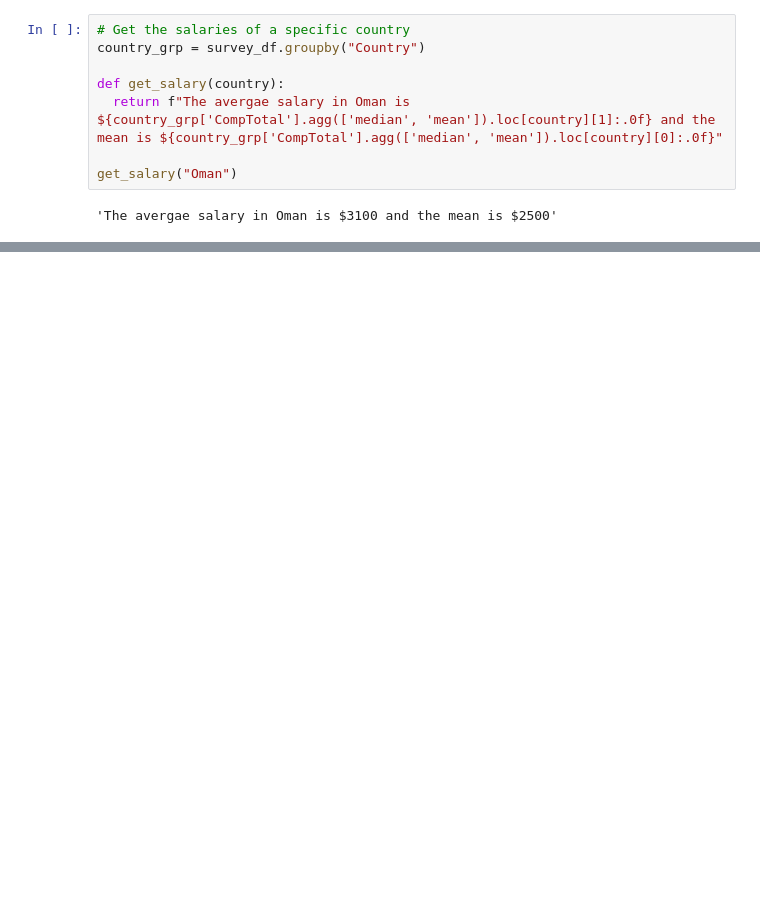
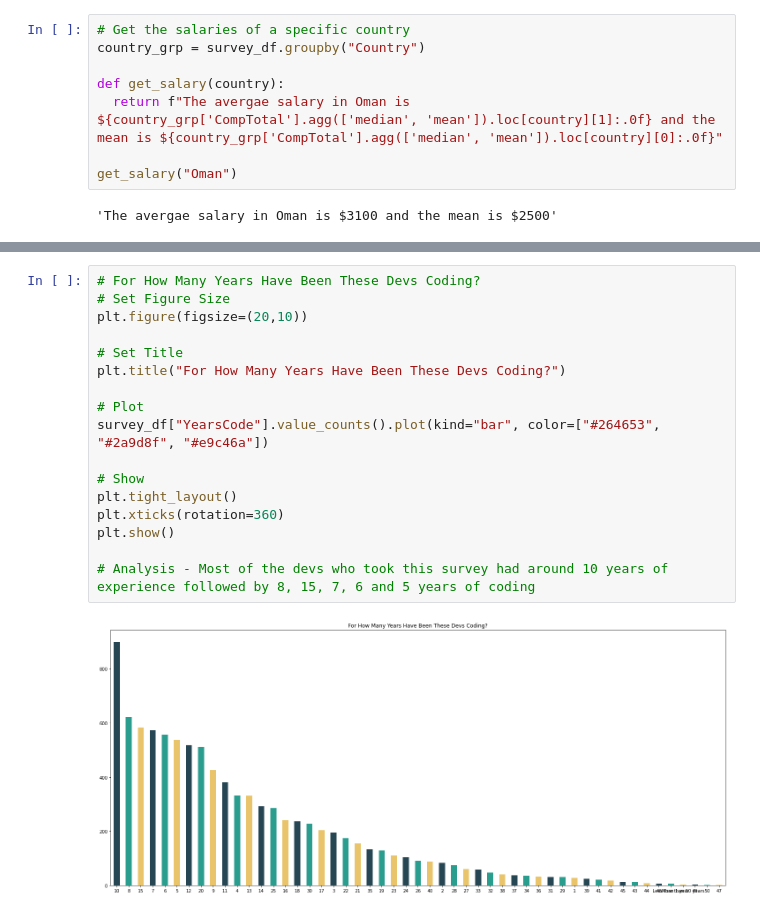
Before and after one commit to muhammadanas0716/Data-Science-Projects---EDA, a Jupyter notebook: 14. StackOverFlow Survey 2021 - Analysis/Stackoverflow_Developer_Survey_2021_Analysis.ipynb, the cells around one changed output, grey strips where cells are left out. Drawn from its saved outputs; the diff is of its cells as text; blank space fills up the shorter version.

```diff
--- a/14. StackOverFlow Survey 2021 - Analysis/Stackoverflow_Developer_Survey_2021_Analysis.ipynb
+++ b/14. StackOverFlow Survey 2021 - Analysis/Stackoverflow_Developer_Survey_2021_Analysis.ipynb
@@ -289,0 +334,19 @@ get_salary("Oman")
+# %%
+# For How Many Years Have Been These Devs Coding?
+# Set Figure Size
+plt.figure(figsize=(20,10))
+
+# Set Title
+plt.title("For How Many Years Have Been These Devs Coding?")
+
+# Plot
+survey_df["YearsCode"].value_counts().plot(kind="bar", color=["#264653", "#2a9d8f", "#e9c46a"])
+
+# Show
+plt.tight_layout()
+plt.xticks(rotation=360)
+plt.show()
+
+# Analysis - Most of the devs who took this survey had around 10 years of experience followed by 8, 15, 7, 6 and 5 years of coding
+# %% [output]
+[figure, added]
```
Also changed, not shown: parts of 21 cells of this notebook.
